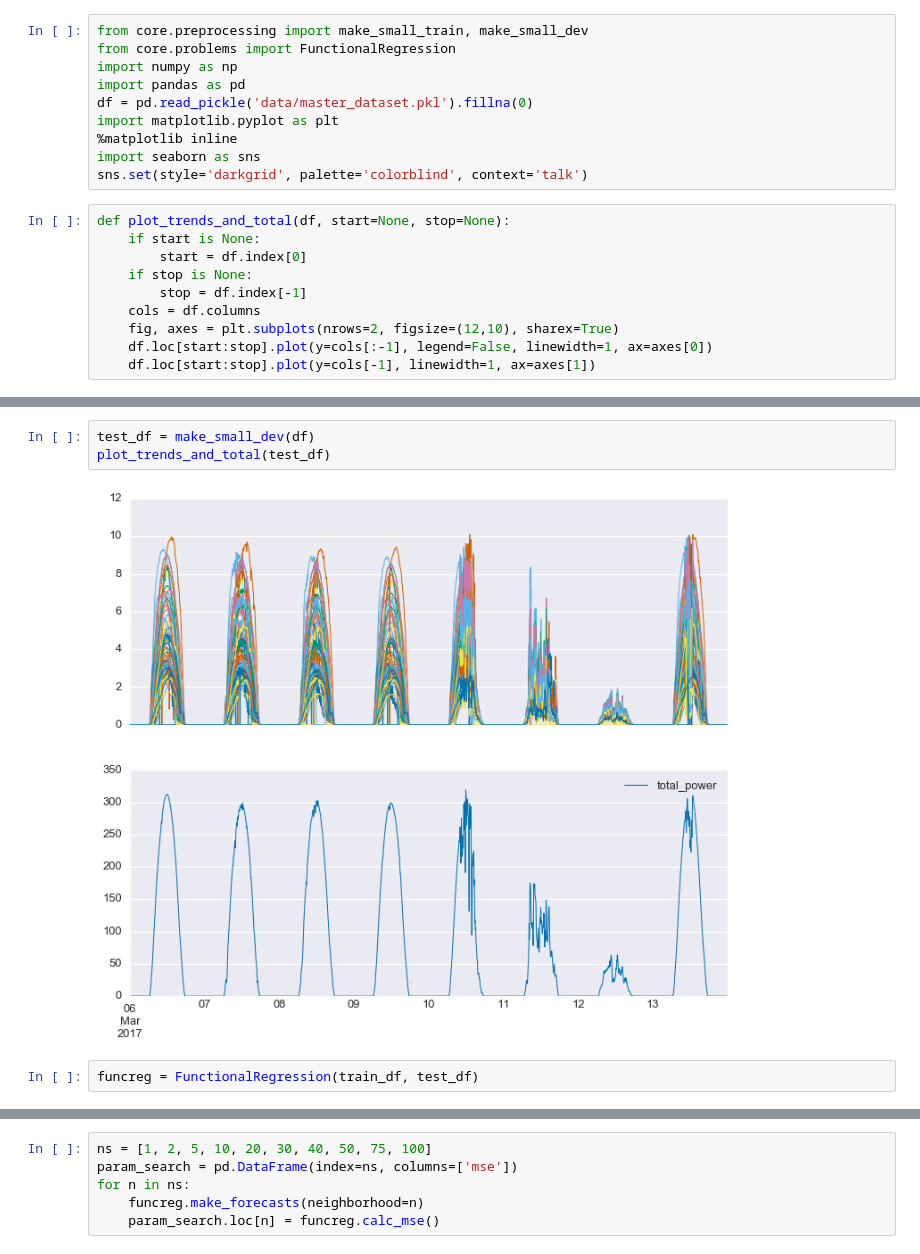
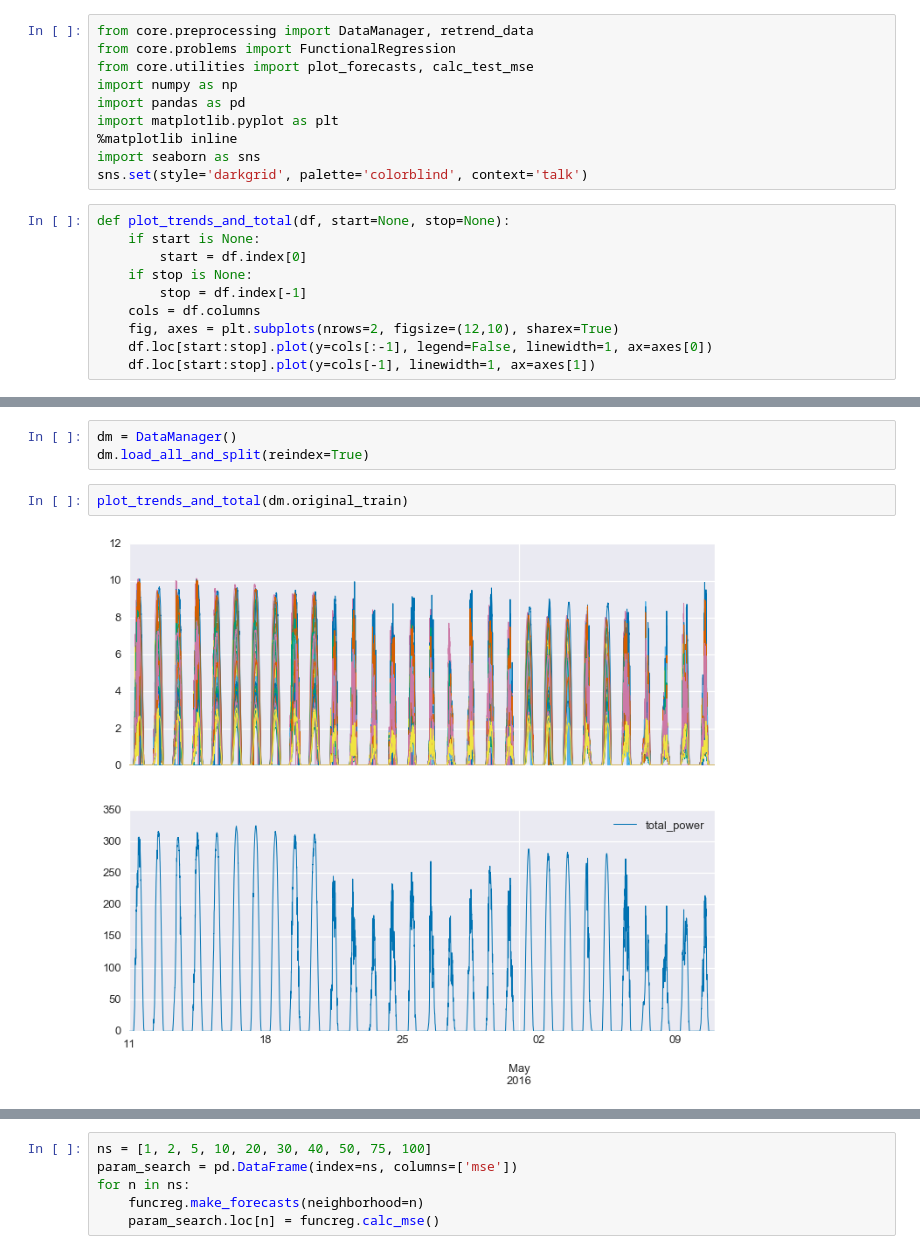
Before and after one commit to bmeyers/SolarForecasting, a Jupyter notebook: FunctionalRegression_Forecasting.ipynb, the cells around one changed output, grey strips where cells are left out. Saved outputs shown, nothing was run; the diff lists cells and outputs as text.

```diff
--- a/FunctionalRegression_Forecasting.ipynb
+++ b/FunctionalRegression_Forecasting.ipynb
@@ -1,9 +1,9 @@
 # %%
-from core.preprocessing import make_small_train, make_small_dev
+from core.preprocessing import DataManager, retrend_data
 from core.problems import FunctionalRegression
+from core.utilities import plot_forecasts, calc_test_mse
 import numpy as np
 import pandas as pd
-df = pd.read_pickle('data/master_dataset.pkl').fillna(0)
 import matplotlib.pyplot as plt
 %matplotlib inline
 import seaborn as sns
@@ -26,7 +21,7 @@ plot_trends_and_total(train_df)
-# %%
-test_df = make_small_dev(df)
-plot_trends_and_total(test_df)
-# %% [output]
-[figure, removed]
-# %%
-funcreg = FunctionalRegression(train_df, test_df)
+# %%
+dm = DataManager()
+dm.load_all_and_split(reindex=True)
+# %%
+plot_trends_and_total(dm.original_train)
+# %% [output]
+[figure, added]
```
Also changed, not shown: parts of 6 cells of this notebook, 5 other files.
